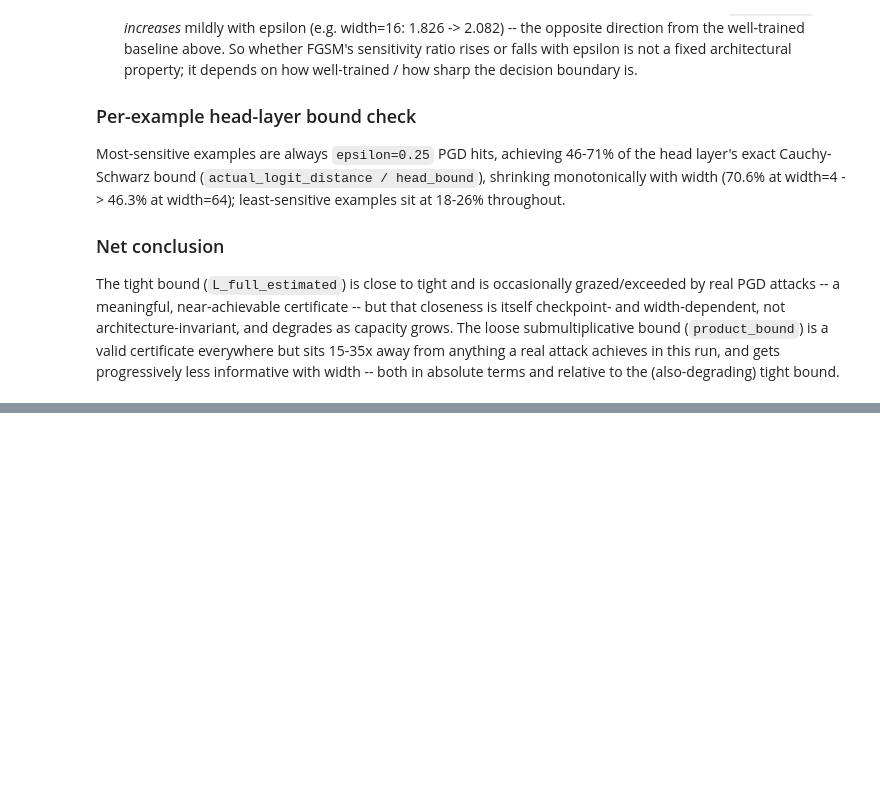
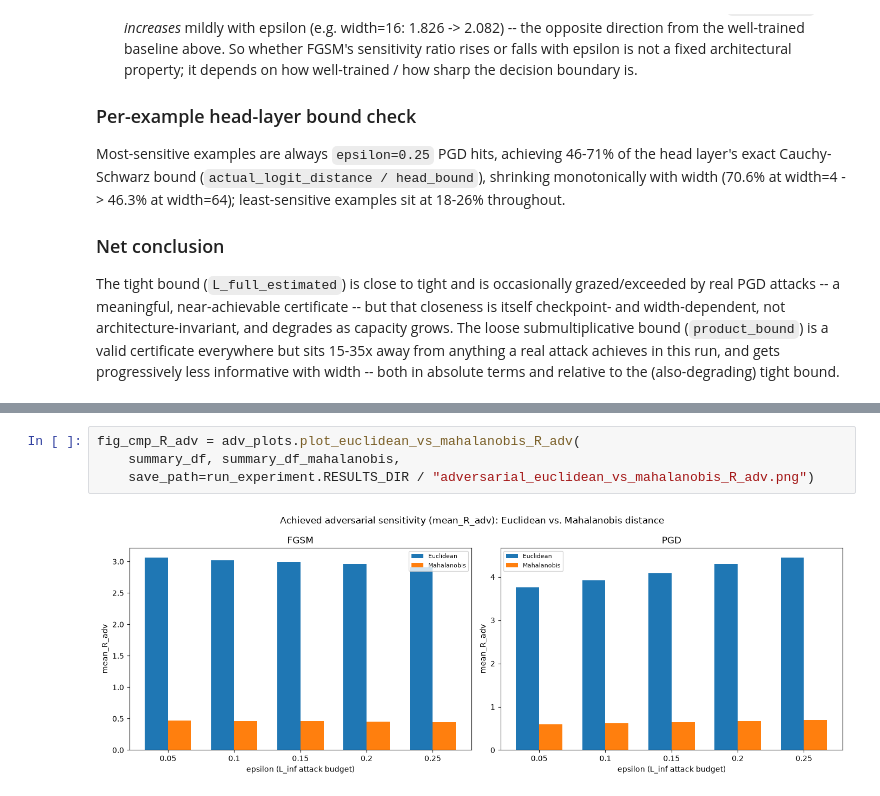
Before and after one commit to Kilobyte947/Datasig, a Jupyter notebook: mnist_lipschitz/adversarial/notebook_adversarial_lipschitz.ipynb, the cells around one changed output, grey strips where cells are left out. Drawn from its saved outputs; the diff is of its cells as text; blank space fills up the shorter version.

```diff
--- a/mnist_lipschitz/adversarial/notebook_adversarial_lipschitz.ipynb
+++ b/mnist_lipschitz/adversarial/notebook_adversarial_lipschitz.ipynb
@@ -354,0 +555,6 @@ bound.
+# %%
+fig_cmp_R_adv = adv_plots.plot_euclidean_vs_mahalanobis_R_adv(
+    summary_df, summary_df_mahalanobis,
+    save_path=run_experiment.RESULTS_DIR / "adversarial_euclidean_vs_mahalanobis_R_adv.png")
+# %% [output]
+[figure, added]
```
Also changed, not shown: parts of 18 cells of this notebook, 4 other files.
